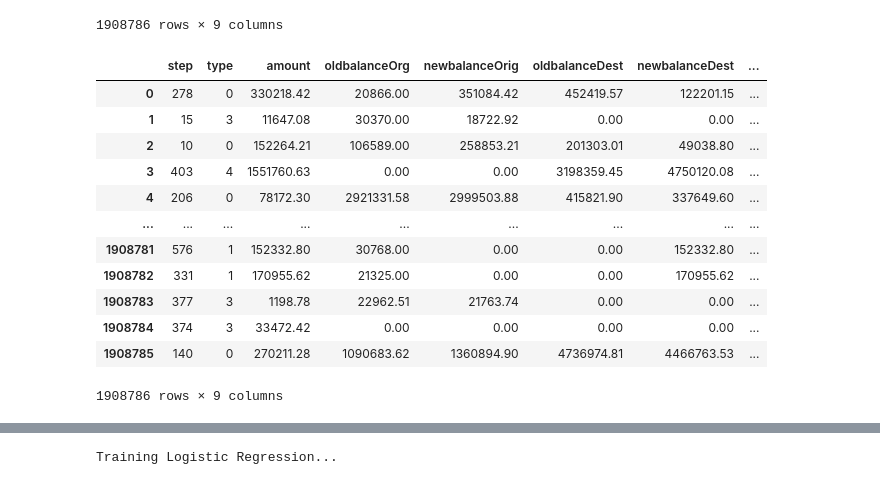
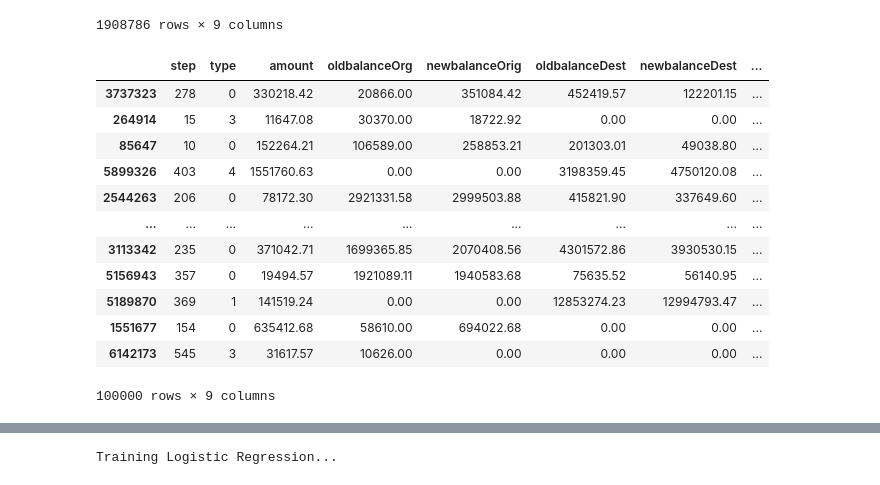
Before and after one commit to afirahzahid/XGBoost-FraudDetection-App-Streamlit, a Jupyter notebook: dataetset_EDA_and_ML_Modeling.ipynb, the cells around one changed output, grey strips where cells are left out. Cells and saved outputs as stored; diff of their text form; code cells hidden in the pictures.

```diff
--- a/dataetset_EDA_and_ML_Modeling.ipynb
+++ b/dataetset_EDA_and_ML_Modeling.ipynb
@@ -291,4 +276,22 @@ test_data_df
 | 5319864 | 374 | 3 | 33472.42 | 0.00 | 0.00 | 0.00 | 0.00 | ... |
 | 1453256 | 140 | 0 | 270211.28 | 1090683.62 | 1360894.90 | 4736974.81 | 4466763.53 | ... |
 1908786 rows × 9 columns
+# %%
+# Extract a subset of the data (first 100,000 rows) for testing in the Streamlit app
+streamlit_test_data = test_data_df.iloc[0:100000]
+streamlit_test_data
+# %% [output]
+|  | step | type | amount | oldbalanceOrg | newbalanceOrig | oldbalanceDest | newbalanceDest | ... |
+| 3737323 | 278 | 0 | 330218.42 | 20866.00 | 351084.42 | 452419.57 | 122201.15 | ... |
+| 264914 | 15 | 3 | 11647.08 | 30370.00 | 18722.92 | 0.00 | 0.00 | ... |
+| 85647 | 10 | 0 | 152264.21 | 106589.00 | 258853.21 | 201303.01 | 49038.80 | ... |
+| 5899326 | 403 | 4 | 1551760.63 | 0.00 | 0.00 | 3198359.45 | 4750120.08 | ... |
+| 2544263 | 206 | 0 | 78172.30 | 2921331.58 | 2999503.88 | 415821.90 | 337649.60 | ... |
+| ... | ... | ... | ... | ... | ... | ... | ... | ... |
+| 3113342 | 235 | 0 | 371042.71 | 1699365.85 | 2070408.56 | 4301572.86 | 3930530.15 | ... |
+| 5156943 | 357 | 0 | 19494.57 | 1921089.11 | 1940583.68 | 75635.52 | 56140.95 | ... |
+| 5189870 | 369 | 1 | 141519.24 | 0.00 | 0.00 | 12853274.23 | 12994793.47 | ... |
+| 1551677 | 154 | 0 | 635412.68 | 58610.00 | 694022.68 | 0.00 | 0.00 | ... |
+| 6142173 | 545 | 3 | 31617.57 | 10626.00 | 0.00 | 0.00 | 0.00 | ... |
+100000 rows × 9 columns
 # %%
@@ -297,17 +298,0 @@ test_data_df.to_csv('fraud_detection_test_data.csv', index=False)
-# %%
-a = pd.read_csv("fraud_detection_test_data.csv")
-a
-# %% [output]
-|  | step | type | amount | oldbalanceOrg | newbalanceOrig | oldbalanceDest | newbalanceDest | ... |
-| 0 | 278 | 0 | 330218.42 | 20866.00 | 351084.42 | 452419.57 | 122201.15 | ... |
-| 1 | 15 | 3 | 11647.08 | 30370.00 | 18722.92 | 0.00 | 0.00 | ... |
-| 2 | 10 | 0 | 152264.21 | 106589.00 | 258853.21 | 201303.01 | 49038.80 | ... |
-| 3 | 403 | 4 | 1551760.63 | 0.00 | 0.00 | 3198359.45 | 4750120.08 | ... |
-| 4 | 206 | 0 | 78172.30 | 2921331.58 | 2999503.88 | 415821.90 | 337649.60 | ... |
-| ... | ... | ... | ... | ... | ... | ... | ... | ... |
-| 1908781 | 576 | 1 | 152332.80 | 30768.00 | 0.00 | 0.00 | 152332.80 | ... |
-| 1908782 | 331 | 1 | 170955.62 | 21325.00 | 0.00 | 0.00 | 170955.62 | ... |
-| 1908783 | 377 | 3 | 1198.78 | 22962.51 | 21763.74 | 0.00 | 0.00 | ... |
-| 1908784 | 374 | 3 | 33472.42 | 0.00 | 0.00 | 0.00 | 0.00 | ... |
-| 1908785 | 140 | 0 | 270211.28 | 1090683.62 | 1360894.90 | 4736974.81 | 4466763.53 | ... |
-1908786 rows × 9 columns
```
Also changed, not shown: parts of 9 cells of this notebook.
